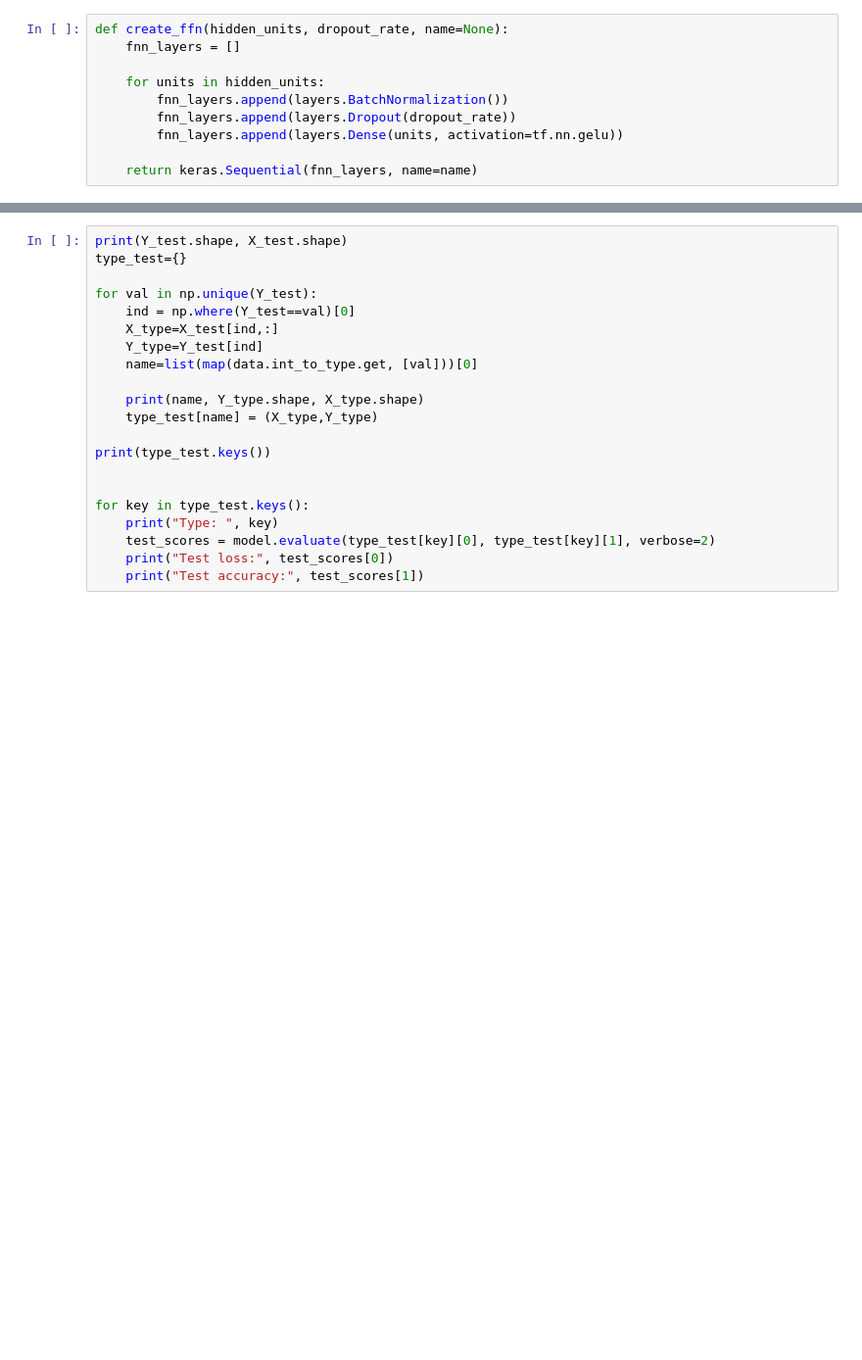
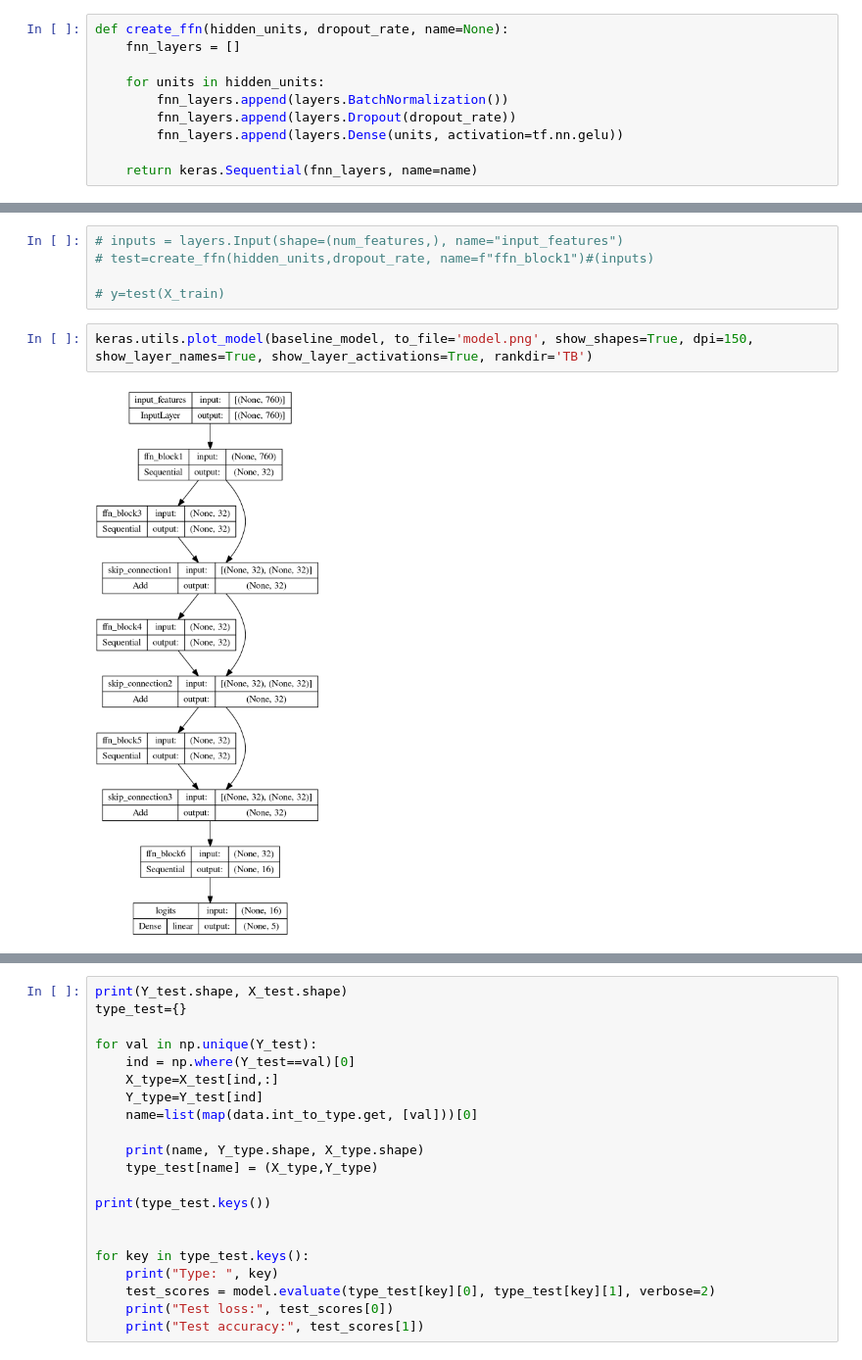
Before and after one commit to s-brahmachari/Compartment-predictions-from-sequence, a Jupyter notebook: run_tests.ipynb, the cells around one changed output, grey strips where cells are left out. Shown at 98% size. Saved outputs shown, nothing was run; the diff lists cells and outputs as text; blank space fills up the shorter version.

```diff
--- a/run_tests.ipynb
+++ b/run_tests.ipynb
@@ -204,3 +174,12 @@ ________________________________________________________________________________
+# %%
+# inputs = layers.Input(shape=(num_features,), name="input_features")
+# test=create_ffn(hidden_units,dropout_rate, name=f"ffn_block1")#(inputs)
+
+# y=test(X_train)
+# %%
+keras.utils.plot_model(baseline_model, to_file='model.png', show_shapes=True, dpi=150, show_layer_names=True, show_layer_activations=True, rankdir='TB')
+# %% [output]
+[figure, added]
 # %%
 history = run_experiment(baseline_model, X_train, Y_train)
 # %% [output]
```
Also changed, not shown: parts of 27 cells of this notebook, 2 other files.
